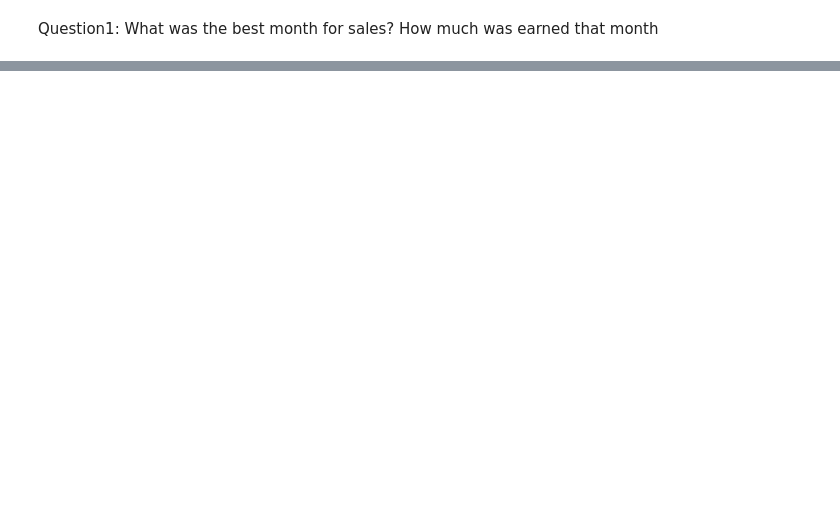
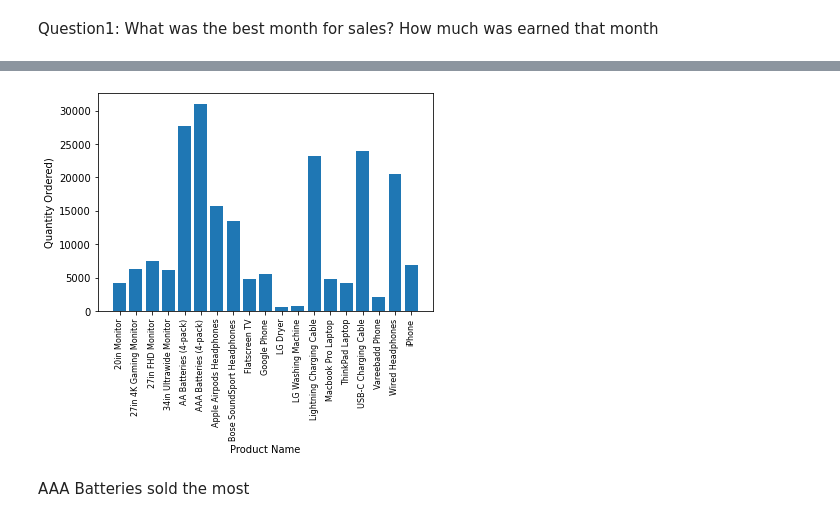
Before and after one commit to chrisokoth/Sales_Data, a Jupyter notebook: Analysis.ipynb, the cells around one changed output, grey strips where cells are left out. Cells and saved outputs as stored; diff of their text form; code cells hidden in the pictures; blank space fills up the shorter version.

```diff
--- a/Analysis.ipynb
+++ b/Analysis.ipynb
@@ -138,0 +327,9 @@ TypeError: can't multiply sequence by non-int of type 'float'
+# %%
+# To show all data that has duplicates filtered by Order ID and therefore Products that had the same order ID
+merged_data.head()
+df =merged_data[merged_data['Order ID'].duplicated(keep=False)]
+df.head(20)
+#create new dataframe  to group
+df['Grouped'] = df.groupby('Order ID')['Product'].transform(lambda x: ','.join(x))
+df=df[['Order ID', 'Grouped']].drop_duplicates()
+df.head(100)
@@ -138,0 +382,5 @@ TypeError: can't multiply sequence by non-int of type 'float'
+# %%
+merged_data.head()
+# Sum the quantity ordered based on groupby() the product
+product_group= merged_data.groupby('Product')
+product_group.sum()
@@ -138,0 +406,14 @@ TypeError: can't multiply sequence by non-int of type 'float'
+# %%
+# plot graph to visualize the data
+quantity_ordered = product_group.sum()['Quantity Ordered']
+import matplotlib.pyplot as plt
+products = [product for product, df in product_group]
+plt.bar(products, quantity_ordered)
+plt.xticks(products, rotation='vertical', size=8)
+plt.ylabel('Quantity Ordered)')
+plt.xlabel('Product Name')
+plt.show()
+# %% [output]
+[figure, added]
+# %% [markdown]
+AAA Batteries sold the most
```
Also changed, not shown: parts of 33 cells of this notebook, 1 other file.
